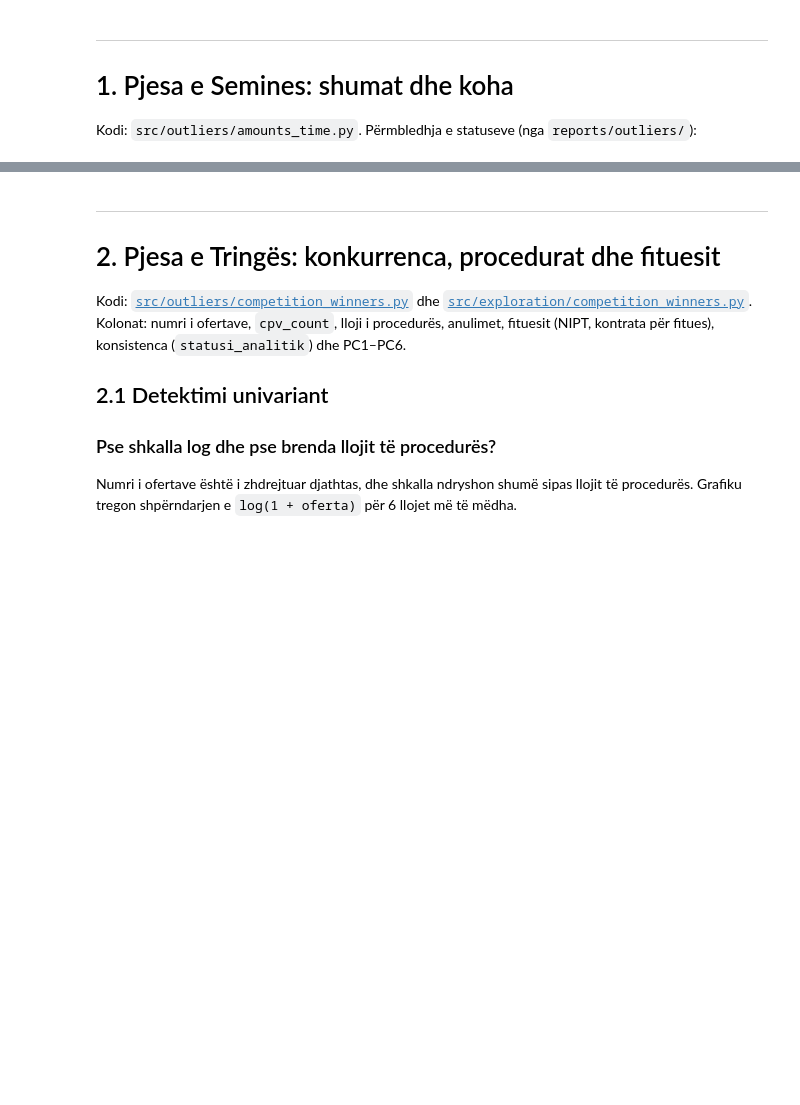
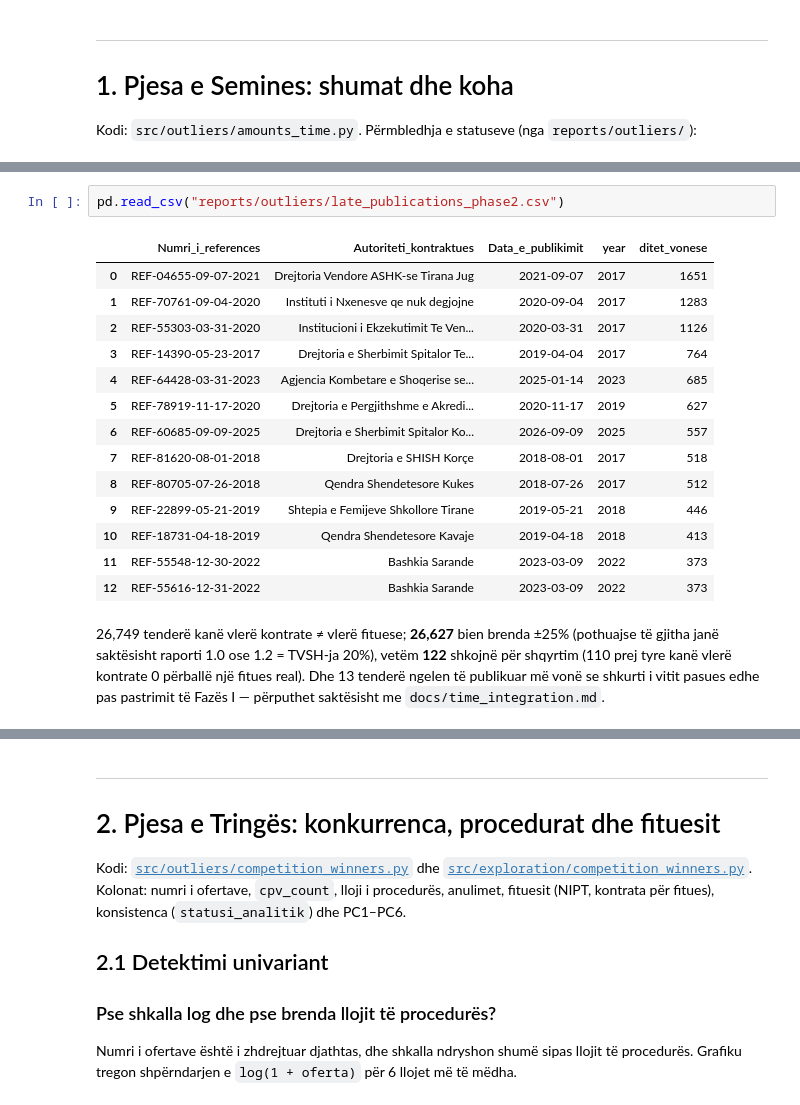
Before and after one commit to Triinga/albania-public-procurement-analysis, a Jupyter notebook: notebooks/02_perjashtuesit_eksplorimi.ipynb, the cells around one changed output, grey strips where cells are left out. Cells and saved outputs as stored; diff of their text form; blank space fills up the shorter version.

```diff
--- a/notebooks/02_perjashtuesit_eksplorimi.ipynb
+++ b/notebooks/02_perjashtuesit_eksplorimi.ipynb
@@ -64,0 +106,19 @@ pd.read_csv("reports/outliers/amounts_time_outlier_summary.csv")
+# %%
+pd.read_csv("reports/outliers/late_publications_phase2.csv")
+# %% [output]
+|  | Numri_i_references | Autoriteti_kontraktues | Data_e_publikimit | year | ditet_vonese |
+| 0 | REF-04655-09-07-2021 | Drejtoria Vendore ASHK-se Tirana Jug | 2021-09-07 | 2017 | 1651 |
+| 1 | REF-70761-09-04-2020 | Instituti i Nxenesve qe nuk degjojne | 2020-09-04 | 2017 | 1283 |
+| 2 | REF-55303-03-31-2020 | Institucioni i Ekzekutimit Te Ven... | 2020-03-31 | 2017 | 1126 |
+| 3 | REF-14390-05-23-2017 | Drejtoria e Sherbimit Spitalor Te... | 2019-04-04 | 2017 | 764 |
+| 4 | REF-64428-03-31-2023 | Agjencia Kombetare e Shoqerise se... | 2025-01-14 | 2023 | 685 |
+| 5 | REF-78919-11-17-2020 | Drejtoria e Pergjithshme e Akredi... | 2020-11-17 | 2019 | 627 |
+| 6 | REF-60685-09-09-2025 | Drejtoria e Sherbimit Spitalor Ko... | 2026-09-09 | 2025 | 557 |
+| 7 | REF-81620-08-01-2018 | Drejtoria e SHISH Korçe | 2018-08-01 | 2017 | 518 |
+| 8 | REF-80705-07-26-2018 | Qendra Shendetesore Kukes | 2018-07-26 | 2017 | 512 |
+| 9 | REF-22899-05-21-2019 | Shtepia e Femijeve Shkollore Tirane | 2019-05-21 | 2018 | 446 |
+| 10 | REF-18731-04-18-2019 | Qendra Shendetesore Kavaje | 2019-04-18 | 2018 | 413 |
+| 11 | REF-55548-12-30-2022 | Bashkia Sarande | 2023-03-09 | 2022 | 373 |
+| 12 | REF-55616-12-31-2022 | Bashkia Sarande | 2023-03-09 | 2022 | 373 |
+# %% [markdown]
+26,749 tenderë kanë vlerë kontrate ≠ vlerë fituese; **26,627** bien brenda ±25% (pothuajse të gjitha janë saktësisht raporti 1.0 ose 1.2 = TVSH-ja 20%), vetëm **122** shkojnë për shqyrtim (110 prej tyre kanë vlerë kontrate 0 përballë një fitues real). Dhe 13 tenderë ngelen të publikuar më vonë se shkurti i vitit pasues edhe pas pastrimit të Fazës I — përputhet saktësisht me `docs/time_integration.md`.
```
Also changed, not shown: parts of 21 cells of this notebook.
